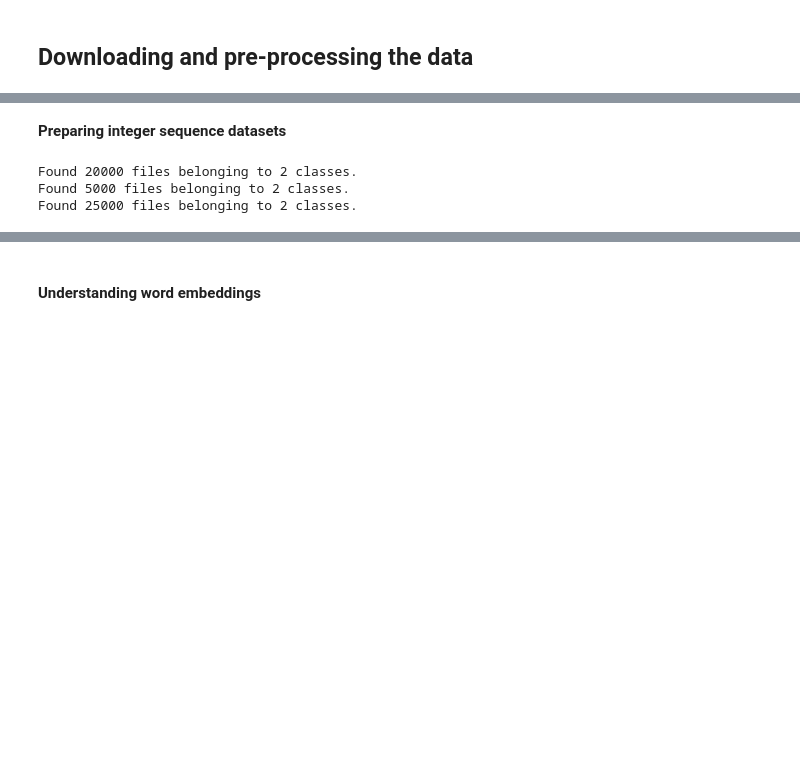
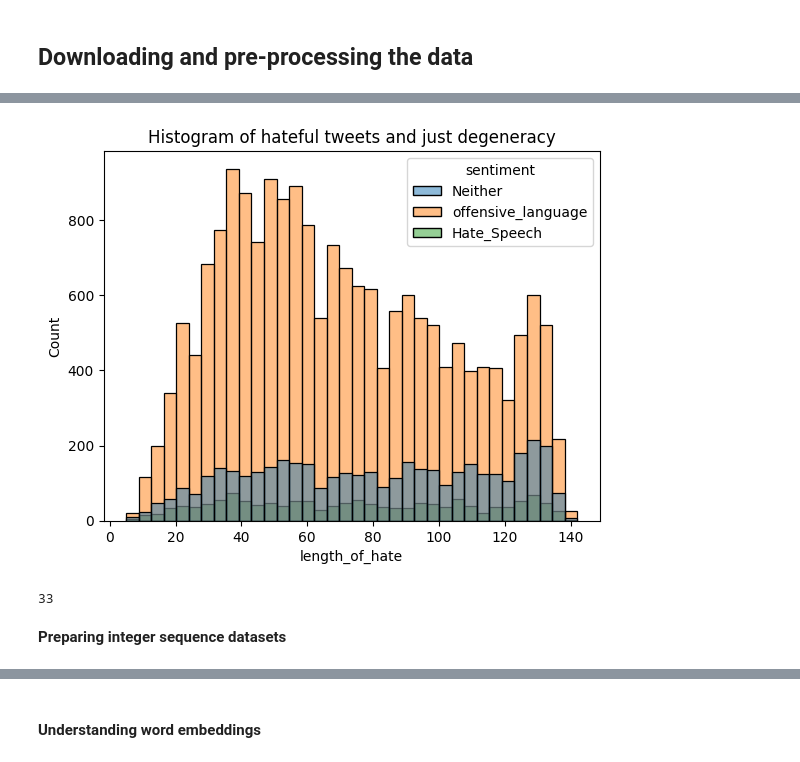
Before and after one commit to pedroconcejero/deep_learning_2024, a Jupyter notebook: 699_sequence_models_embeddings_bullying_2024.ipynb, the cells around one changed output, grey strips where cells are left out. Saved outputs shown, nothing was run; the diff lists cells and outputs as text; code cells hidden in the pictures; blank space fills up the shorter version.

```diff
--- a/699_sequence_models_embeddings_bullying_2024.ipynb
+++ b/699_sequence_models_embeddings_bullying_2024.ipynb
@@ -61,0 +146,8 @@ for category in ("neg", "pos"):
+# %%
+df['length_of_hate'] = df['tweet'].apply(len)
+
+sns.histplot(x='length_of_hate',hue='sentiment',data=df)
+plt.title('Histogram of hateful tweets and just degeneracy')
+plt.show()
+# %% [output]
+[figure, added]
@@ -62,24 +176,16 @@ for category in ("neg", "pos"):
+# %%
+X_train = tokenizer.texts_to_sequences(X_train)
+X_test = tokenizer.texts_to_sequences(X_test)
+
+max_length = 0
+for sequence in X_train:
+    sequence_length = len(sequence)
+    if sequence_length > max_length:
+        max_length = sequence_length
+
+
+print(max_length)
+# %% [output]
+33
 # %% [markdown]
 **Preparing integer sequence datasets**
-# %%
-import os, pathlib, shutil, random
-from tensorflow import keras
-batch_size = 32
-base_dir = pathlib.Path("aclImdb")
-val_dir = base_dir / "val"
-train_dir = base_dir / "train"
-
-train_ds = keras.utils.text_dataset_from_directory(
-    "aclImdb/train", batch_size=batch_size
-)
-val_ds = keras.utils.text_dataset_from_directory(
-    "aclImdb/val", batch_size=batch_size
-)
-test_ds = keras.utils.text_dataset_from_directory(
-    "aclImdb/test", batch_size=batch_size
-)
-text_only_train_ds = train_ds.map(lambda x, y: x)
-# %% [output]
-Found 20000 files belonging to 2 classes.
-Found 5000 files belonging to 2 classes.
-Found 25000 files belonging to 2 classes.
```
Also changed, not shown: parts of 30 cells of this notebook.
